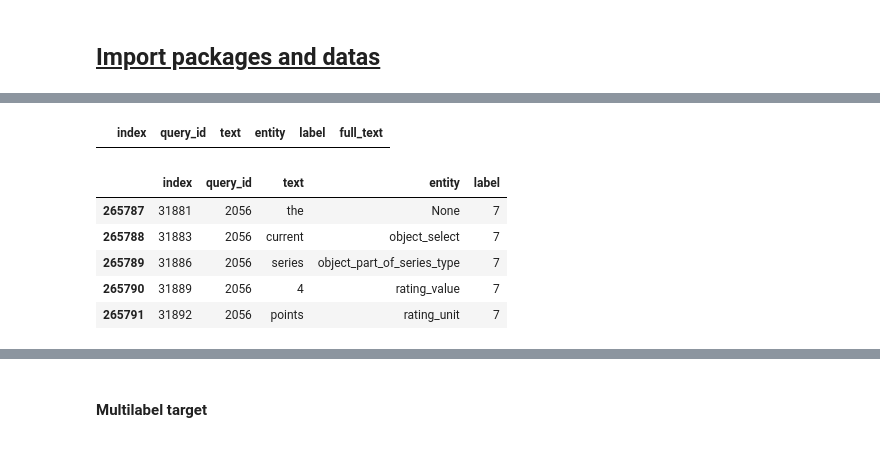
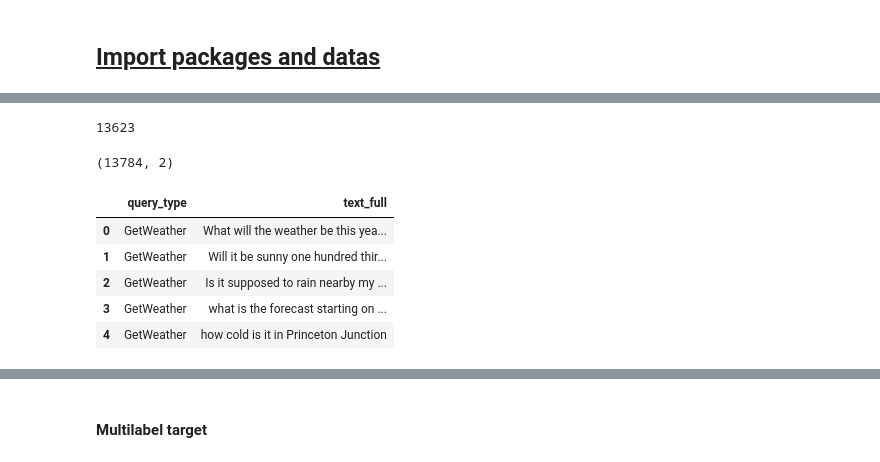
Before and after one commit to acdesaintefoy/NLP, a Jupyter notebook: slot_filling/notebooks/query_types_classif.ipynb, the cells around one changed output, grey strips where cells are left out. Drawn from its saved outputs; the diff is of its cells as text; code cells hidden in the pictures.

```diff
--- a/slot_filling/notebooks/query_types_classif.ipynb
+++ b/slot_filling/notebooks/query_types_classif.ipynb
@@ -20,5 +20,6 @@ module_path = os.path.abspath(os.path.join('..'))
 if module_path not in sys.path:
     sys.path.append(module_path)
 #sys.path.append('/home/claroche/PROJET_ANNEK/Analyse_textuelle')
-dbs_path = f'{module_path}/query_dbs/'
+dbs_path = module_path + "/Analyse_textuelle/query_dbs/"
+list_files = os.listdir(dbs_path)
 # %%
@@ -184,13 +58,16 @@ test_total.tail()
-# %%
-test_total[test_total.full_text.isnull()]
-# %% [output]
-|  | index | query_id | text | entity | label | full_text |
-# %%
-data_label.tail()#[data_label.text_full == 'i want to see married to the enemy 2 at a cinema .']
-# %% [output]
-|  | index | query_id | text | entity | label |
-| 265787 | 31881 | 2056 | the | None | 7 |
-| 265788 | 31883 | 2056 | current | object_select | 7 |
-| 265789 | 31886 | 2056 | series | object_part_of_series_type | 7 |
-| 265790 | 31889 | 2056 | 4 | rating_value | 7 |
-| 265791 | 31892 | 2056 | points | rating_unit | 7 |
+# %%
+print(data_label['text_full'].nunique())
+#data_label[data_label['text_full'].duplicated() == True]
+data_label.shape
+# %% [output]
+13623
+(13784, 2)
+# %%
+data_label.head()
+# %% [output]
+|  | query_type | text_full |
+| 0 | GetWeather | What will the weather be this yea... |
+| 1 | GetWeather | Will it be sunny one hundred thir... |
+| 2 | GetWeather | Is it supposed to rain nearby my ... |
+| 3 | GetWeather | what is the forecast starting on ... |
+| 4 | GetWeather | how cold is it in Princeton Junction |
```
Also changed, not shown: parts of 34 cells of this notebook, 7 other files.
